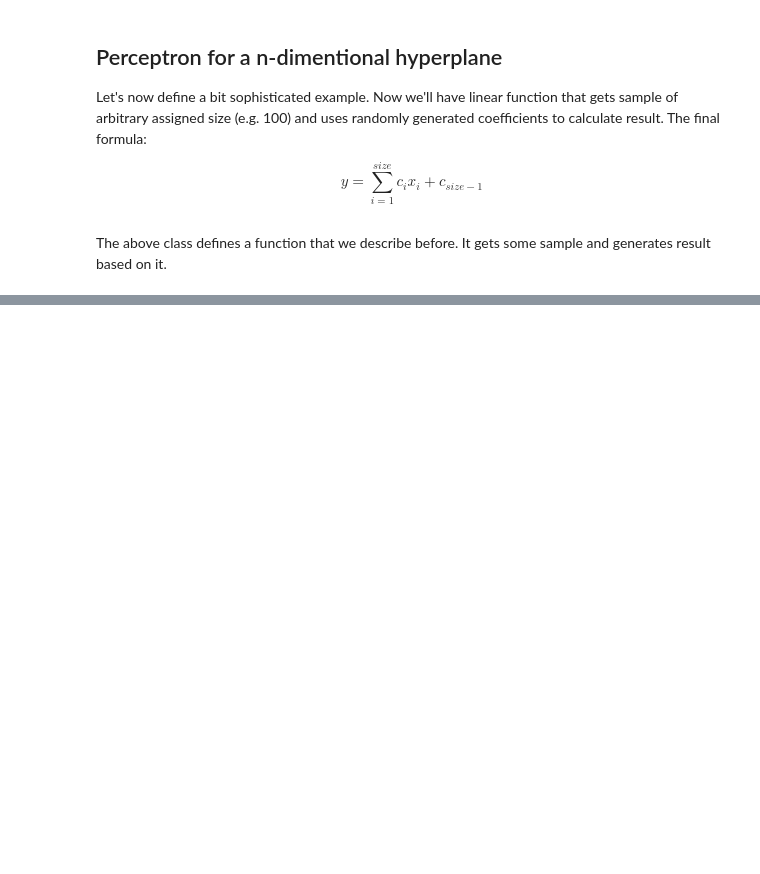
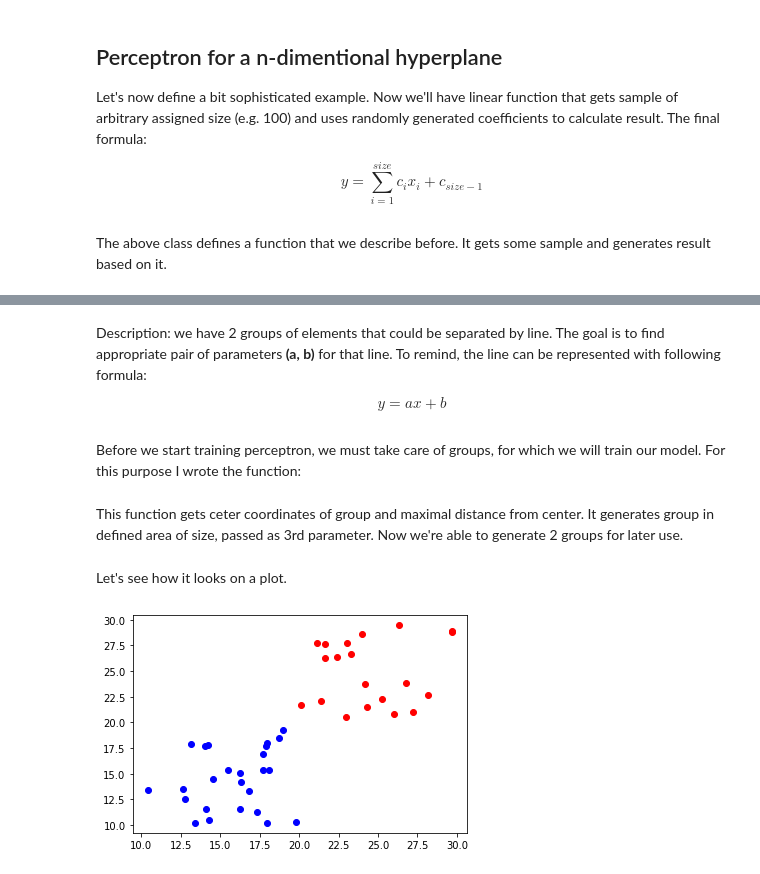
Before and after one commit to VoIlAlex/sandbox, a Jupyter notebook: SLP/slp.ipynb, the cells around one changed output, grey strips where cells are left out. Drawn from its saved outputs; the diff is of its cells as text; code cells hidden in the pictures; blank space fills up the shorter version.

```diff
--- a/SLP/slp.ipynb
+++ b/SLP/slp.ipynb
@@ -268,0 +281,35 @@ Error per sample: [1.07339845]
+# %% [markdown]
+Description: we have 2 groups of elements that could be separated by line. The goal is to find appropriate pair of parameters **(a, b)** for that line. To remind, the line can be represented with following formula:
+
+$$ y = a x + b $$
+# %% [markdown]
+Before we start training perceptron, we must take care of groups, for which we will train our model. For this purpose I wrote the <a name='generate-group'>function</a>:
+# %%
+def generate_group(loc, max_dist, size):
+    '''
+    loc - tuple, location of center
+    max_dist - maximal distance from ceter of group
+    size - number of dots
+
+    retval - array of dots [x, y]
+    '''
+
+    X = [loc[0] + np.random.rand() * max_dist for _ in range(size)]
+    Y = [loc[1] + np.random.rand() * max_dist for _ in range(size)]
+    group = [[x, y] for x, y in zip(X, Y)]
+    return group
+# %% [markdown]
+This function gets ceter coordinates of group and maximal distance from center. It generates group in defined area of size, passed as 3rd parameter. Now we're able to generate 2 groups for later use.
+# %%
+g1 = generate_group(loc=(10, 10), max_dist=10, size=25)
+g2 = generate_group(loc=(20, 20), max_dist=10, size=20)
+# %% [markdown]
+Let's see how it looks on a plot.
+# %%
+g1 = np.array(g1)
+g2 = np.array(g2)
+plt.plot(g1[:, 0], g1[:, 1], marker='o', linestyle=' ', color='blue')
+plt.plot(g2[:, 0], g2[:, 1], marker='o', linestyle=' ', color='red')
+plt.show()
+# %% [output]
+[figure, added]
```
Also changed, not shown: parts of 16 cells of this notebook, 4 other files.
